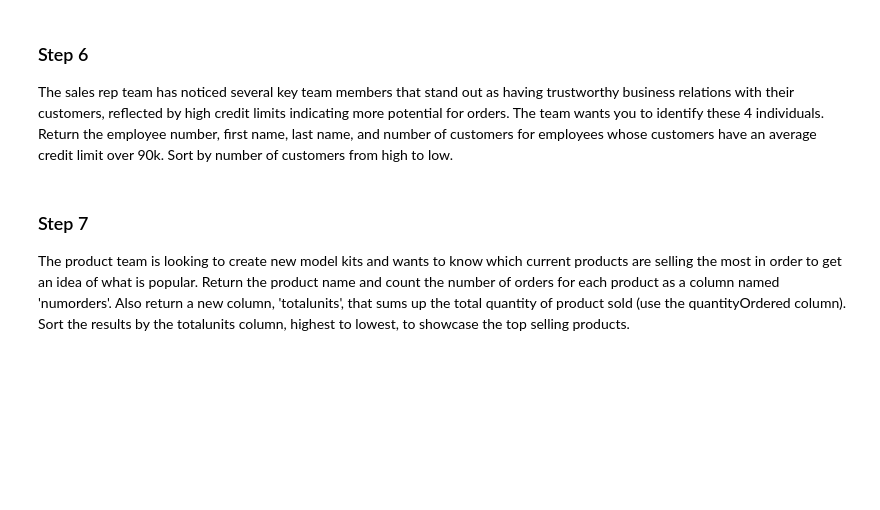
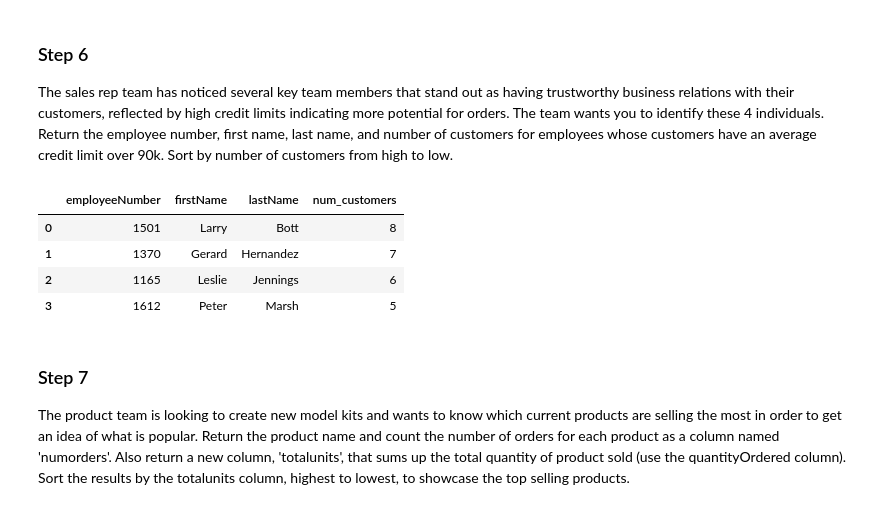
Before and after one commit to drivernf/DS_Course1_Week1_Module3_SQLTables, a Jupyter notebook: SQLJoinsSubQueriesLab.ipynb, the cells around one changed output. Saved outputs shown, nothing was run; the diff lists cells and outputs as text; code cells hidden in the pictures; blank space fills up the shorter version.

Commit message:
Credit

```diff
--- a/SQLJoinsSubQueriesLab.ipynb
+++ b/SQLJoinsSubQueriesLab.ipynb
@@ -212,3 +208,25 @@ df_credit = None
+# %%
+# CodeGrade step6
+# Replace None with your code
+df_credit = pd.read_sql("""
+                        SELECT e.employeeNumber,
+                            e.firstName,
+                            e.lastName,
+                            COUNT(c.customerNumber) AS num_customers
+                        FROM employees AS e
+                        JOIN customers AS c
+                            ON e.employeeNumber = c.salesRepEmployeeNumber
+                        GROUP BY e.employeeNumber, e.firstName, e.lastName
+                        HAVING AVG(CAST(c.creditLimit AS REAL)) > 90000
+                        ORDER BY num_customers DESC;
+                        """, conn)
+df_credit
+# %% [output]
+|  | employeeNumber | firstName | lastName | num_customers |
+| 0 | 1501 | Larry | Bott | 8 |
+| 1 | 1370 | Gerard | Hernandez | 7 |
+| 2 | 1165 | Leslie | Jennings | 6 |
+| 3 | 1612 | Peter | Marsh | 5 |
 # %% [markdown]
 ### Step 7
 
```
Also changed, not shown: parts of 2 cells of this notebook.
